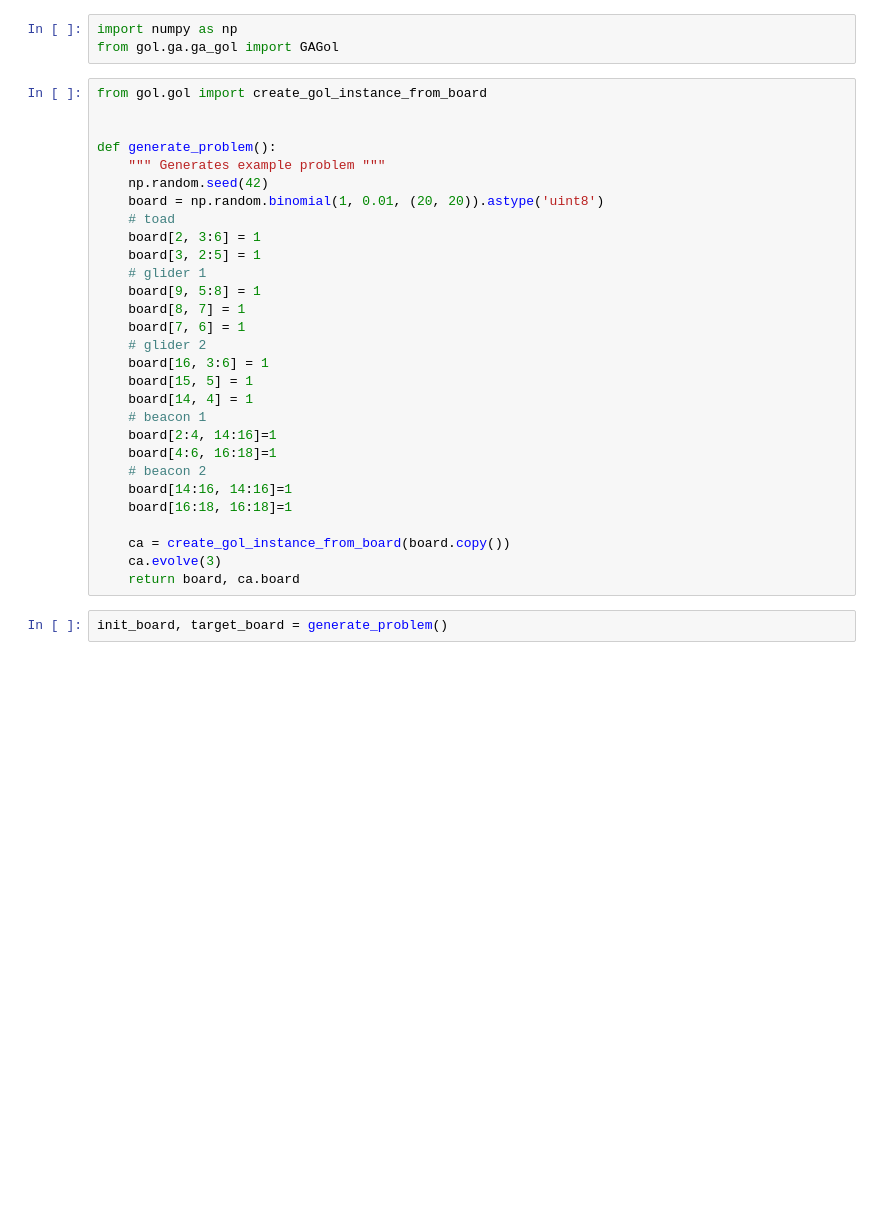
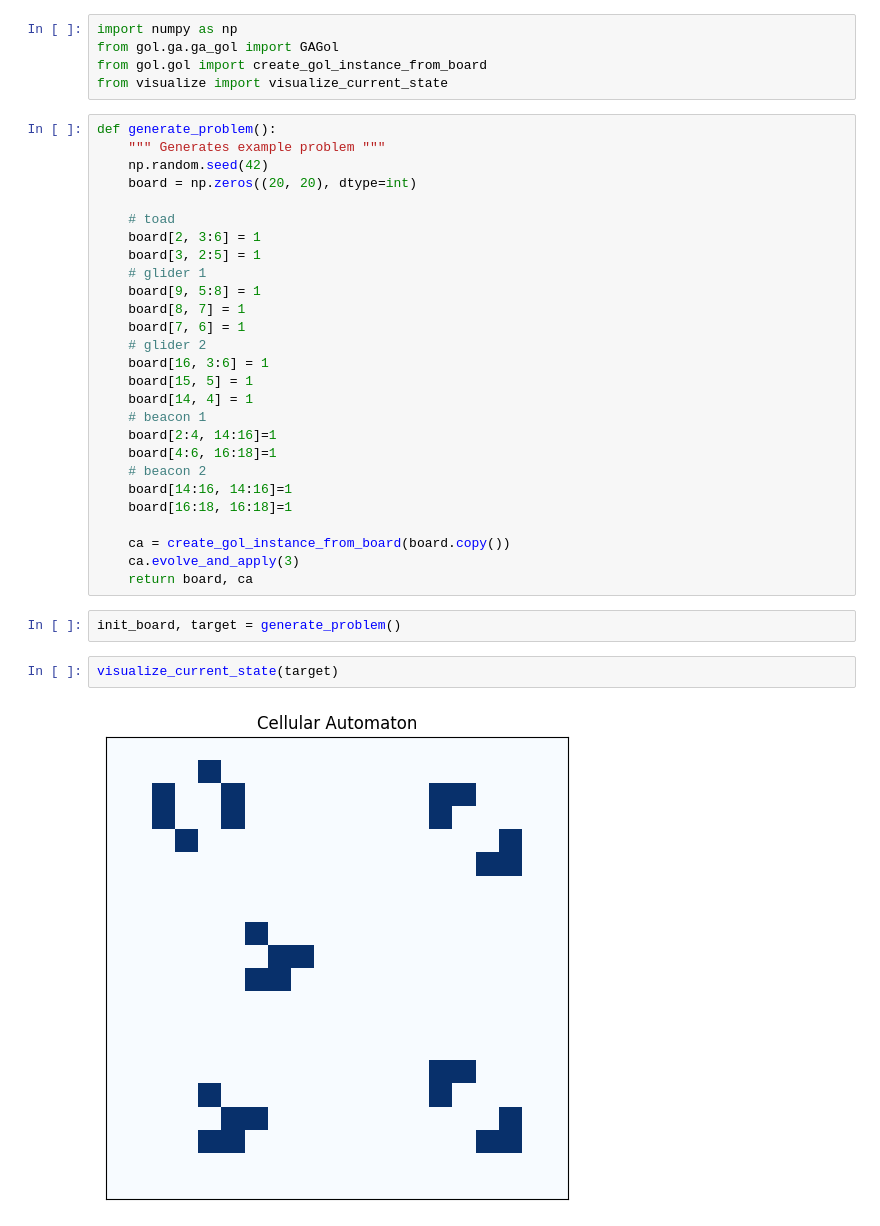
Before and after one commit to ashfaq1701/ca-project, a Jupyter notebook: src/gol/notebooks/ga_playground.ipynb, the cells around one changed output. Drawn from its saved outputs; the diff is of its cells as text; blank space fills up the shorter version.

```diff
--- a/src/gol/notebooks/ga_playground.ipynb
+++ b/src/gol/notebooks/ga_playground.ipynb
@@ -1,14 +1,14 @@
 # %%
 import numpy as np
 from gol.ga.ga_gol import GAGol
+from gol.gol import create_gol_instance_from_board
+from visualize import visualize_current_state
 # %%
-from gol.gol import create_gol_instance_from_board
-
-
 def generate_problem():
     """ Generates example problem """
     np.random.seed(42)
-    board = np.random.binomial(1, 0.01, (20, 20)).astype('uint8')
+    board = np.zeros((20, 20), dtype=int)
+
     # toad
     board[2, 3:6] = 1
     board[3, 2:5] = 1
@@ -28,9 +28,13 @@ def generate_problem():
     board[16:18, 16:18]=1
 
     ca = create_gol_instance_from_board(board.copy())
-    ca.evolve(3)
-    return board, ca.board
+    ca.evolve_and_apply(3)
+    return board, ca
 # %%
-init_board, target_board = generate_problem()
+init_board, target = generate_problem()
+# %%
+visualize_current_state(target)
+# %% [output]
+[figure, added]
 # %%
 ga = GAGol(
```
Also changed, not shown: parts of 4 cells of this notebook, 10 other files.
